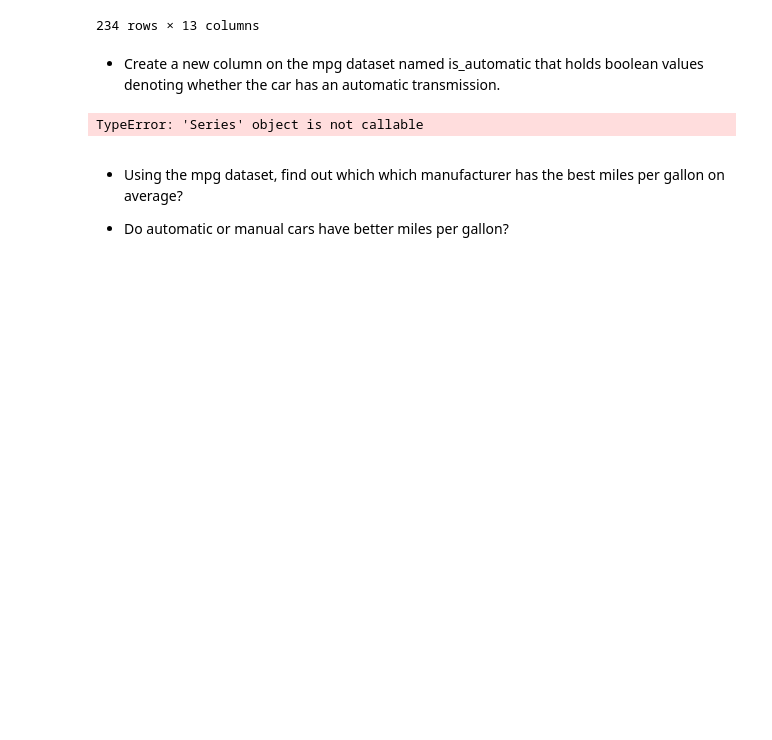
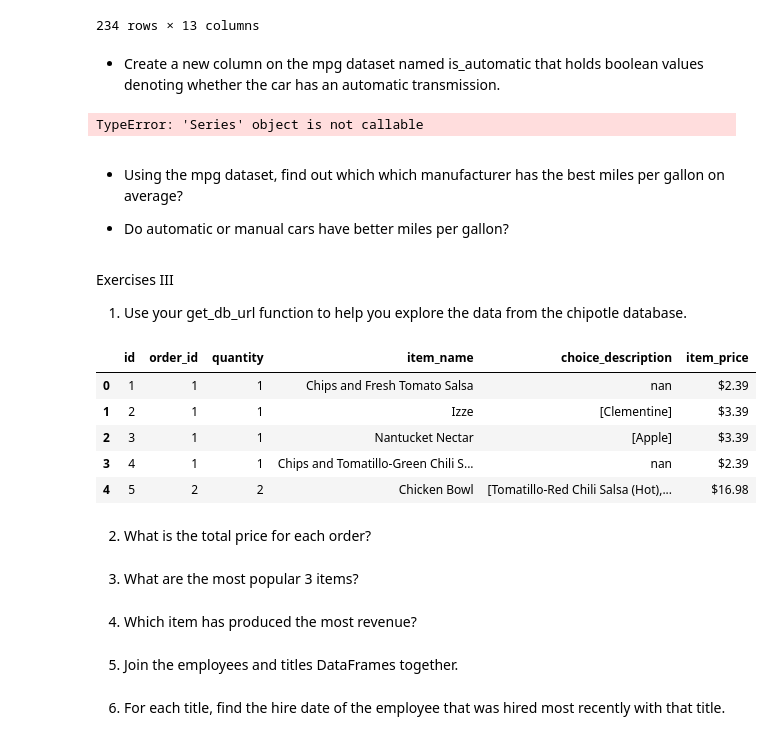
Before and after one commit to stephen-c-perry/data_science_libraries, a Jupyter notebook: advanced_dataframes.ipynb, the cells around one changed output. Saved outputs shown, nothing was run; the diff lists cells and outputs as text; code cells hidden in the pictures; blank space fills up the shorter version.

```diff
--- a/advanced_dataframes.ipynb
+++ b/advanced_dataframes.ipynb
@@ -279,3 +453,37 @@ TypeError: 'Series' object is not callable
 - Using the mpg dataset, find out which which manufacturer has the best miles per gallon on average?
 
 - Do automatic or manual cars have better miles per gallon?
+# %% [markdown]
+Exercises III
+
+1. Use your get_db_url function to help you explore the data from the chipotle database.
+# %%
+chipotle_db = get_db_url(host, username, password, 'chipotle')
+# %%
+chipotle_q = 'SELECT * FROM orders'
+# %%
+chipotle = pd.read_sql(chipotle_q, chipotle_db)
+
+chipotle.head()
+# %% [output]
+|  | id | order_id | quantity | item_name | choice_description | item_price |
+| 0 | 1 | 1 | 1 | Chips and Fresh Tomato Salsa | nan | $2.39 |
+| 1 | 2 | 1 | 1 | Izze | [Clementine] | $3.39 |
+| 2 | 3 | 1 | 1 | Nantucket Nectar | [Apple] | $3.39 |
+| 3 | 4 | 1 | 1 | Chips and Tomatillo-Green Chili S... | nan | $2.39 |
+| 4 | 5 | 2 | 2 | Chicken Bowl | [Tomatillo-Red Chili Salsa (Hot),... | $16.98 |
+# %% [markdown]
+
+2. What is the total price for each order?
+# %% [markdown]
+
+3. What are the most popular 3 items?
+# %% [markdown]
+
+4. Which item has produced the most revenue?
+# %% [markdown]
+
+5. Join the employees and titles DataFrames together.
+# %% [markdown]
+
+6. For each title, find the hire date of the employee that was hired most recently with that title.
```
Also changed, not shown: parts of 24 cells of this notebook.
